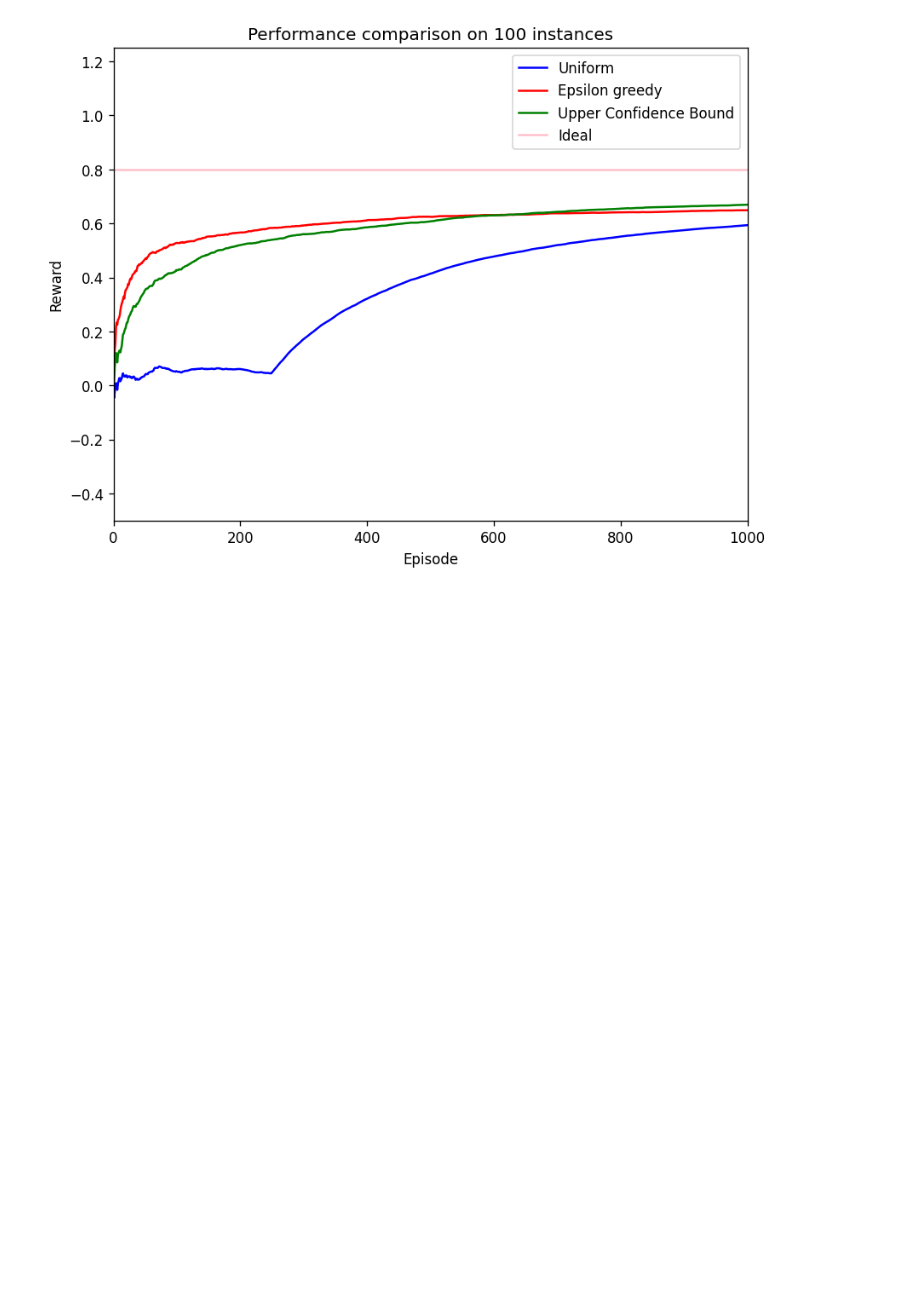
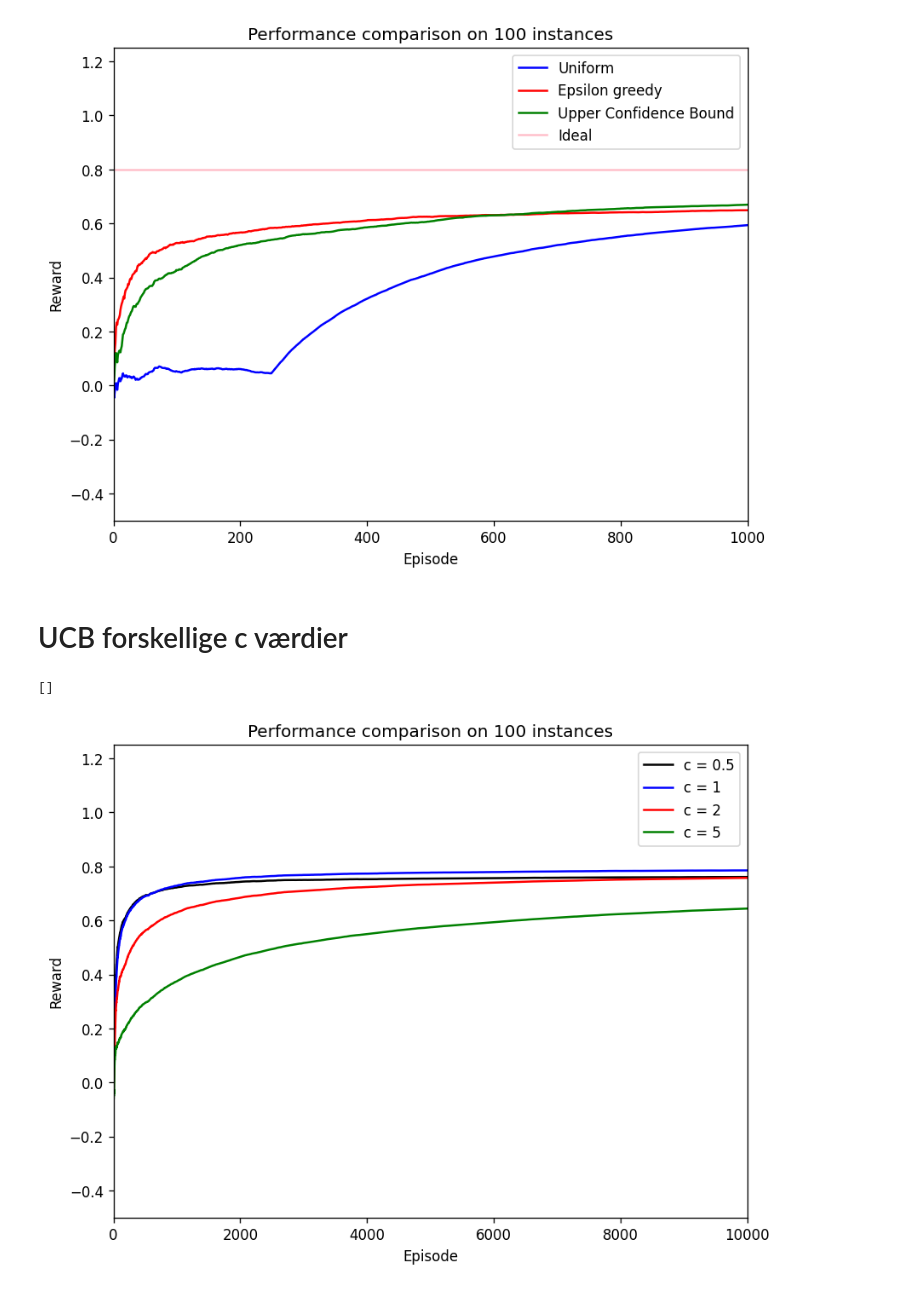
Before and after one commit to ValdemarLange/Sem5, a Jupyter notebook: AI/Lecture5/k_armed_bandit_exercise.ipynb, the cells around one changed output. Drawn from its saved outputs; the diff is of its cells as text; code cells hidden in the pictures; blank space fills up the shorter version.

```diff
--- a/AI/Lecture5/k_armed_bandit_exercise.ipynb
+++ b/AI/Lecture5/k_armed_bandit_exercise.ipynb
@@ -552,3 +553,5 @@ plt.plot()
 # %% [output]
 []
 [figure]
+# %% [markdown]
+# UCB forskellige c værdier
@@ -554,0 +648,24 @@ plt.plot()
+# %%
+# Plot the results:
+fig = plt.figure(figsize=(8, 6), dpi=120)
+ax = fig.add_subplot(1, 1, 1)
+plt.ylim(-0.5, 1.25)
+plt.xlim(0, instance_u.total_plays)
+
+# Plot the ideal scenario when only the best arm is played vs. the actual:
+p0 = ax.plot(accumulated_history_of_mean_rewards_u0 / instances, 'black', markersize=1)
+p1 = ax.plot(accumulated_history_of_mean_rewards_u1 / instances, 'blue', markersize=1)
+p2 = ax.plot(accumulated_history_of_mean_rewards_u / instances, 'red', markersize=1)
+p3 = ax.plot(accumulated_history_of_mean_rewards_u5 / instances, 'green', markersize=1)
+
+
+plt.xlabel('Episode')
+plt.ylabel('Reward')
+plt.legend(["c = 0.5","c = 1", "c = 2", "c = 5"])
+
+plt.title(f"Performance comparison on {instances} instances")
+
+plt.plot()
+# %% [output]
+[]
+[figure, added]
```
Also changed, not shown: parts of 5 cells of this notebook, 4 other files.
